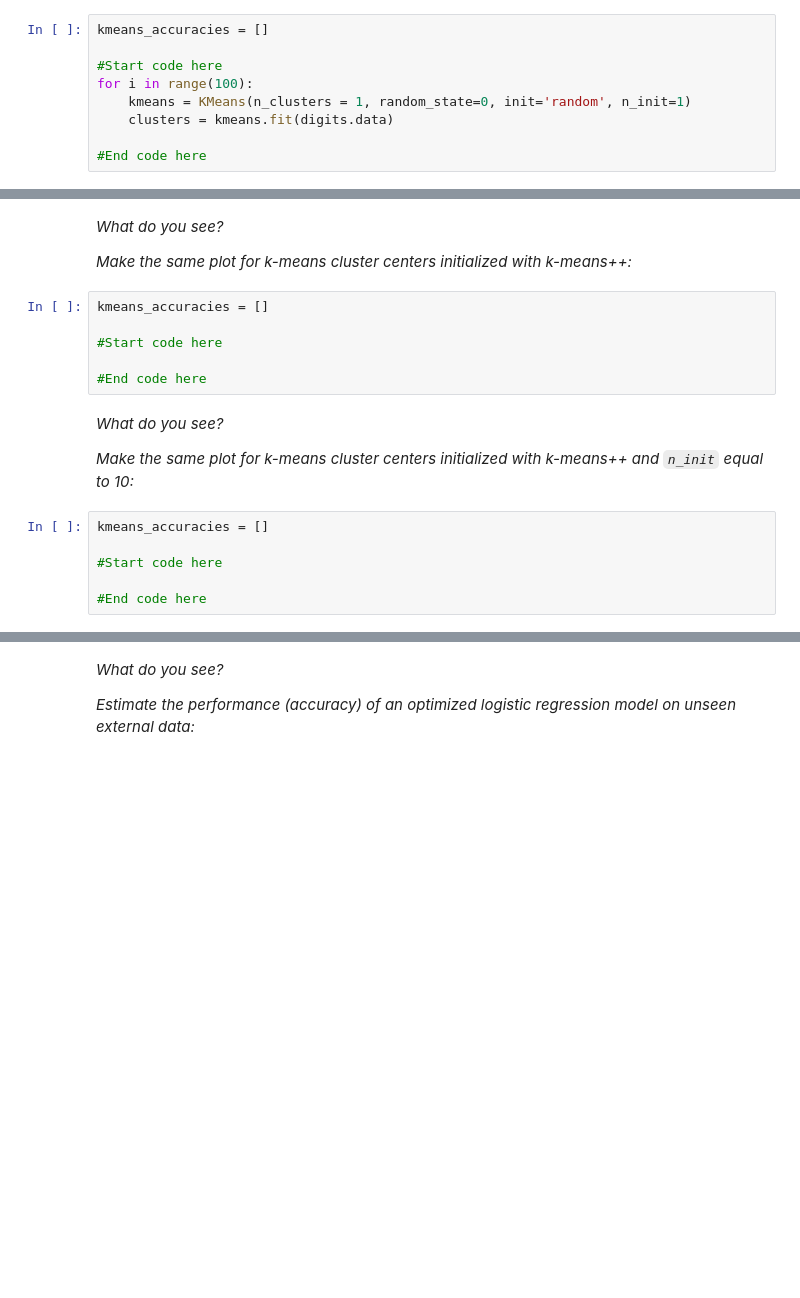
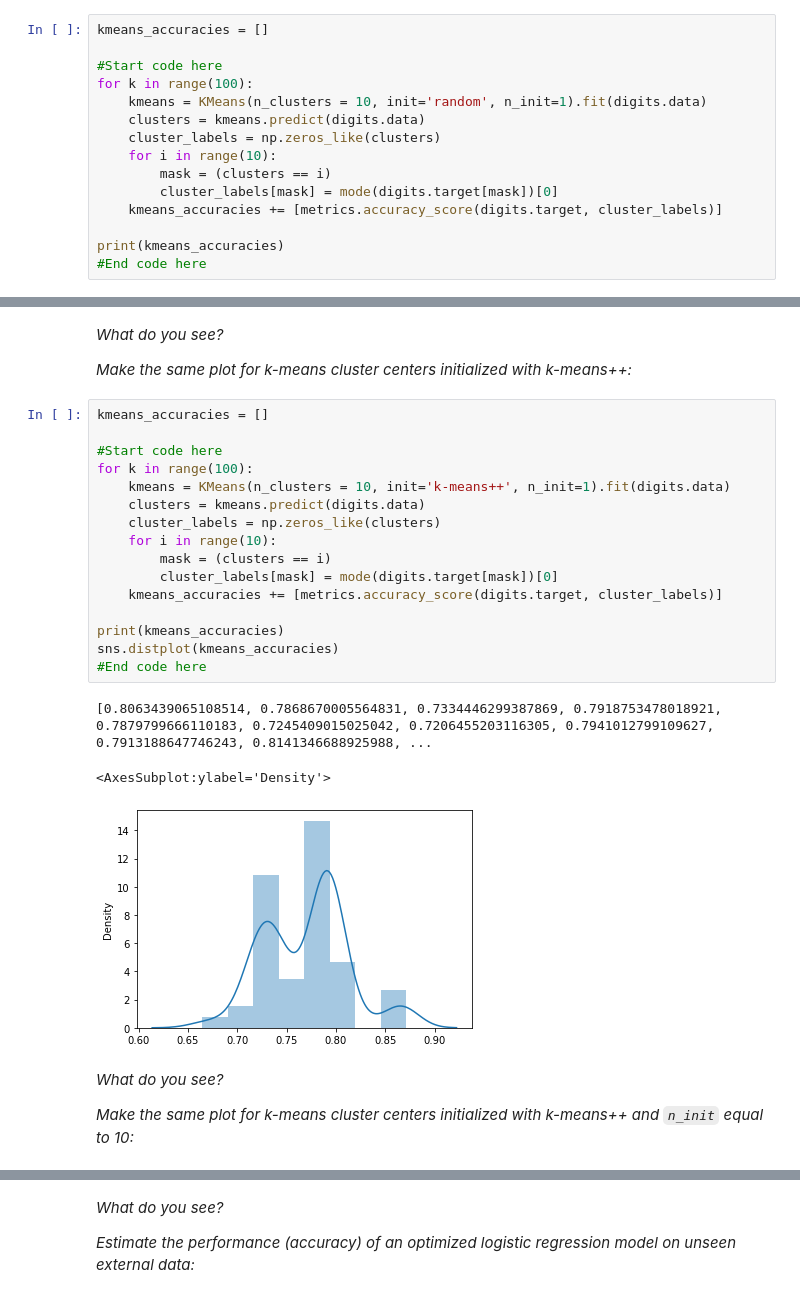
Before and after one commit to drylse/UGent_ML, a Jupyter notebook: Kmeans.ipynb, the cells around one changed output, grey strips where cells are left out. Saved outputs shown, nothing was run; the diff lists cells and outputs as text; blank space fills up the shorter version.

```diff
--- a/Kmeans.ipynb
+++ b/Kmeans.ipynb
@@ -237,8 +233,14 @@ print(matrix.shape)
 kmeans_accuracies = []
 
 #Start code here
-for i in range(100):
-    kmeans = KMeans(n_clusters = 1, random_state=0, init='random', n_init=1)
-    clusters = kmeans.fit(digits.data)
+for k in range(100):
+    kmeans = KMeans(n_clusters = 10, init='random', n_init=1).fit(digits.data)
+    clusters = kmeans.predict(digits.data)
+    cluster_labels = np.zeros_like(clusters)
+    for i in range(10):
+        mask = (clusters == i)
+        cluster_labels[mask] = mode(digits.target[mask])[0]
+    kmeans_accuracies += [metrics.accuracy_score(digits.target, cluster_labels)]
 
+print(kmeans_accuracies)
 #End code here
@@ -252,19 +259,27 @@ sns.distplot(kmeans_accuracies)
 *What do you see?*
 
 *Make the same plot for k-means cluster centers initialized with k-means++:*
-# %%
-kmeans_accuracies = []
-
-#Start code here
-
-#End code here
+# %%
+kmeans_accuracies = []
+
+#Start code here
+for k in range(100):
+    kmeans = KMeans(n_clusters = 10, init='k-means++', n_init=1).fit(digits.data)
+    clusters = kmeans.predict(digits.data)
+    cluster_labels = np.zeros_like(clusters)
+    for i in range(10):
+        mask = (clusters == i)
+        cluster_labels[mask] = mode(digits.target[mask])[0]
+    kmeans_accuracies += [metrics.accuracy_score(digits.target, cluster_labels)]
+
+print(kmeans_accuracies)
+sns.distplot(kmeans_accuracies)
+#End code here
+# %% [output]
+[0.8063439065108514, 0.7868670005564831, 0.7334446299387869, 0.7918753478018921, 0.7879799666110183, 0.7245409015025042, 0.7206455203116305, 0.7941012799109627, 0.7913188647746243, 0.8141346688925988, ...
+<AxesSubplot:ylabel='Density'>
+[figure, added]
 # %% [markdown]
 *What do you see?*
 
 *Make the same plot for k-means cluster centers initialized with k-means++  and `n_init` equal to 10:*
-# %%
-kmeans_accuracies = []
-
-#Start code here
-
-#End code here
```
Also changed, not shown: parts of 9 cells of this notebook.
